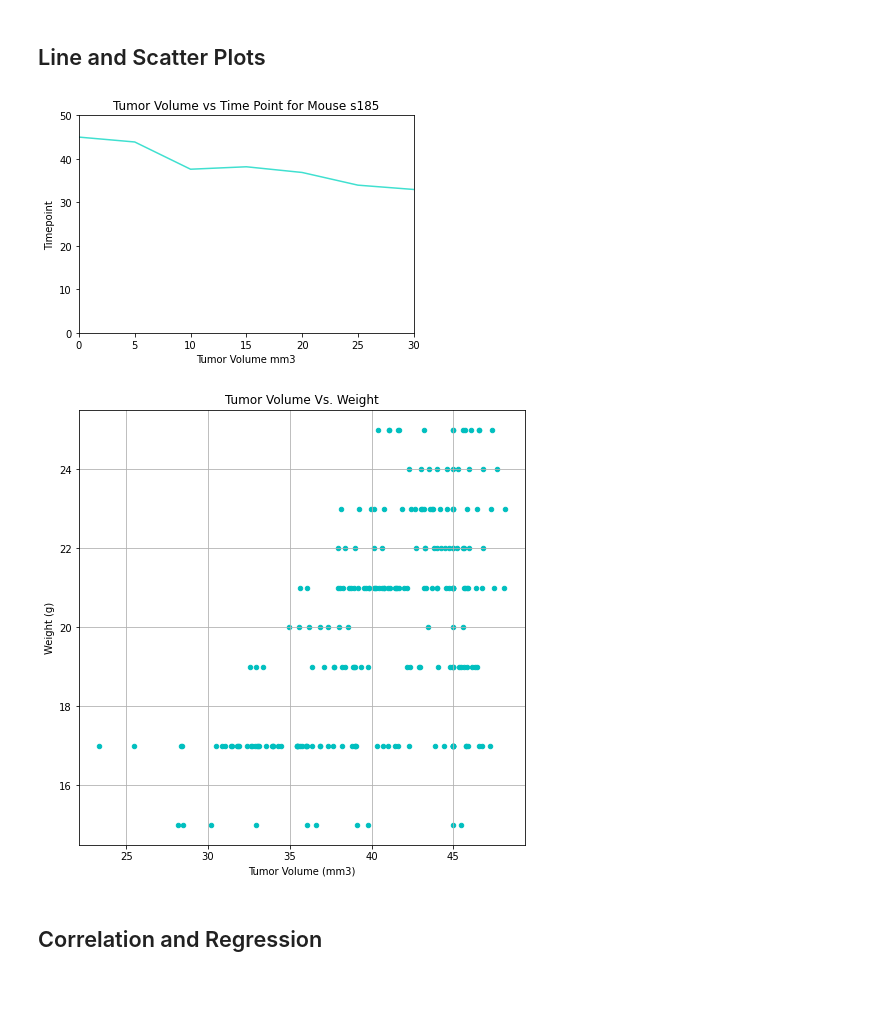
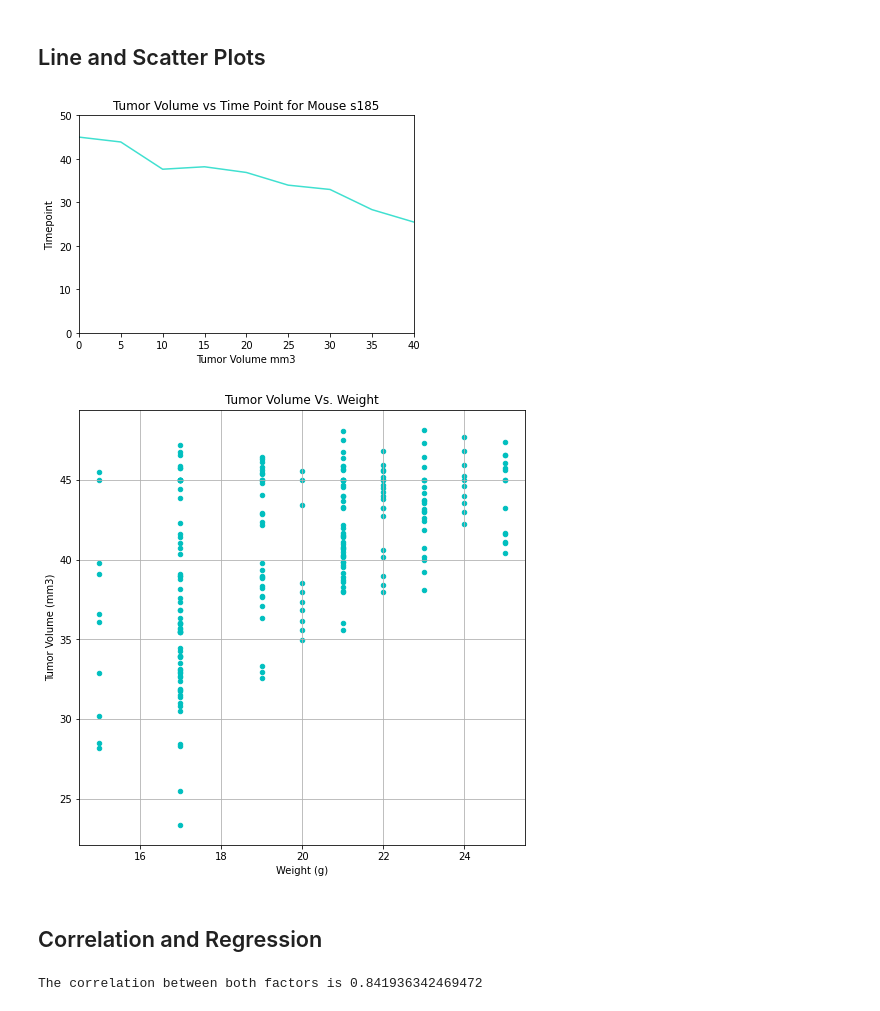
Before and after one commit to kaylajgranados/Pharmaceutical-Treatment-Testing, a Jupyter notebook: pymaceuticals.ipynb, the cells around one changed output. Cells and saved outputs as stored; diff of their text form; code cells hidden in the pictures.

```diff
--- a/pymaceuticals.ipynb
+++ b/pymaceuticals.ipynb
@@ -466,13 +466,13 @@ capomulin_treatment
 plt.plot(mouse_treatment["Timepoint"], mouse_treatment["Tumor Volume (mm3)"], color='turquoise')
 plt.xlabel("Tumor Volume mm3")
 plt.ylabel("Timepoint")
-plt.xlim([0,30])
+plt.xlim([0,40])
 plt.ylim([0,50])
 #Rename about what this chart is actually showing
 plt.title("Tumor Volume vs Time Point for Mouse s185")
 plt.show()
 # %% [output]
-[figure, old version]
+[figure, new version]
 # %%
 #Testing it with another df
 
@@ -485,12 +485,12 @@ plt.show()
 # %%
 # Generate a scatter plot of average tumor volume vs. mouse weight for the Capomulin regimen
 capomulin_treatment = grouped_mouse_data.loc[grouped_mouse_data["Drug Regimen"]== "Capomulin"]
 capomulin_average = capomulin_treatment.groupby(["Mouse ID"]).mean()
 
-capomulin_treatment.plot(kind="scatter", x="Tumor Volume (mm3)", y="Weight (g)", grid=True, figsize=(8,8), title="Tumor Volume Vs. Weight", color='c')
+capomulin_treatment.plot(kind="scatter", x="Weight (g)", y="Tumor Volume (mm3)", grid=True, figsize=(8,8), title="Tumor Volume Vs. Weight", color='c')
 plt.show()
 # %% [output]
-[figure, old version]
+[figure, new version]
 # %% [markdown]
 ## Correlation and Regression
 # %%
@@ -498,11 +498,19 @@ plt.show()
 # for mouse weight and average tumor volume for the Capomulin regimen
 ## matplotlib day 3 activity 6+
 
-# income = wdi_data.iloc[:,1]
-# measles = wdi_data.iloc[:,12]
+# code from help with class
+# income = mouse_study_complete.iloc[:,1]
+# measles = mouse_study_complete.iloc[:,12]
 # correlation = st.pearsonr(income,measles)
 # plt.scatter(income,measles)
 # plt.xlabel('Income Per Capita')
 # plt.ylabel('% Measles Immunization')
 # print(f"The correlation between both factors is {round(correlation[0],2)}")
 # plt.show()
+
+#correlation coefficient
+
+correlation = capomulin_average["Tumor Volume (mm3)"].corr(capomulin_average["Weight (g)"], method="pearson")
+print(f"The correlation between both factors is {correlation}")
+# %% [output]
+The correlation between both factors is 0.841936342469472
```
Also changed, not shown: parts of 2 cells of this notebook, 2 other files.
